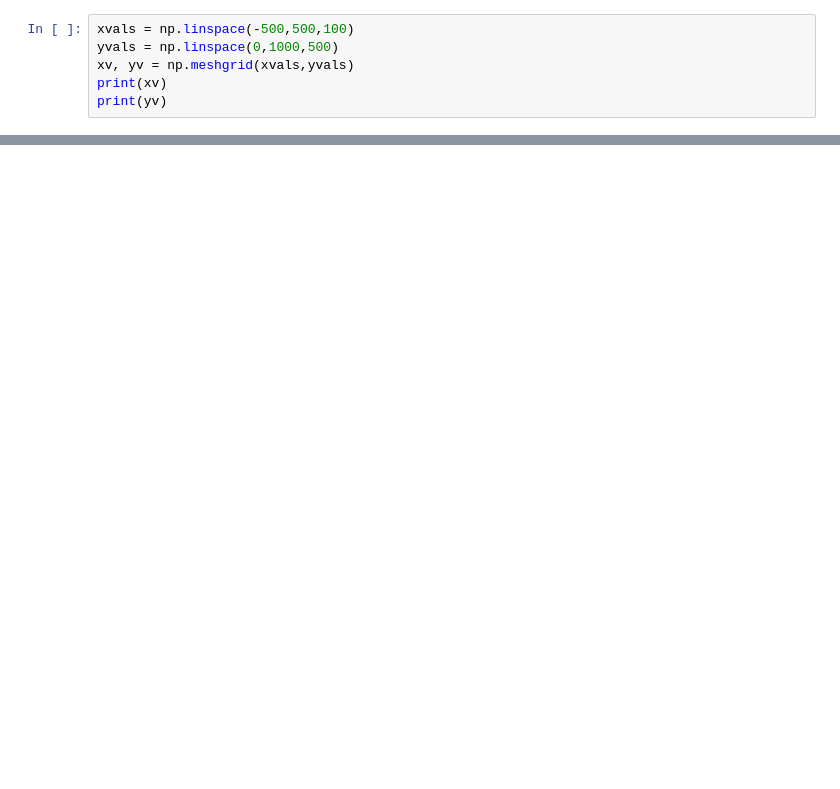
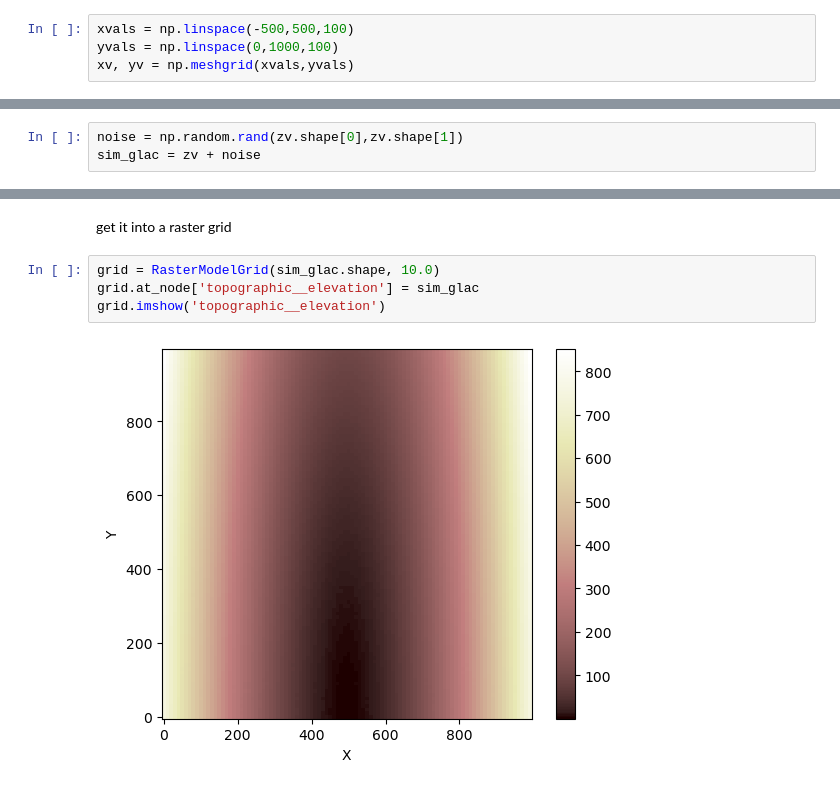
Before and after one commit to csdms-espin/2026-paraglacial, a Jupyter notebook: glacial_profile.ipynb, the cells around one changed output, grey strips where cells are left out. Drawn from its saved outputs; the diff is of its cells as text; blank space fills up the shorter version.

Commit message:
added text to simulated glacier notebook, and formatted as a rastergrid

```diff
--- a/glacial_profile.ipynb
+++ b/glacial_profile.ipynb
@@ -4,6 +7,4 @@ import matplotlib.pyplot as plt
 # %%
 xvals = np.linspace(-500,500,100)
-yvals = np.linspace(0,1000,500)
+yvals = np.linspace(0,1000,100)
 xv, yv = np.meshgrid(xvals,yvals)
-print(xv)
-print(yv)
@@ -48,0 +21,3 @@ print(zv)
+# %%
+noise = np.random.rand(zv.shape[0],zv.shape[1])
+sim_glac = zv + noise
@@ -52,2 +29,10 @@ surf = ax.plot_surface(xv,yv,zv,cmap='terrain')
 # %% [output]
 [figure]
+# %% [markdown]
+get it into a raster grid
+# %%
+grid = RasterModelGrid(sim_glac.shape, 10.0)
+grid.at_node['topographic__elevation'] = sim_glac
+grid.imshow('topographic__elevation')
+# %% [output]
+[figure, added]
```
Also changed, not shown: parts of 8 cells of this notebook.
